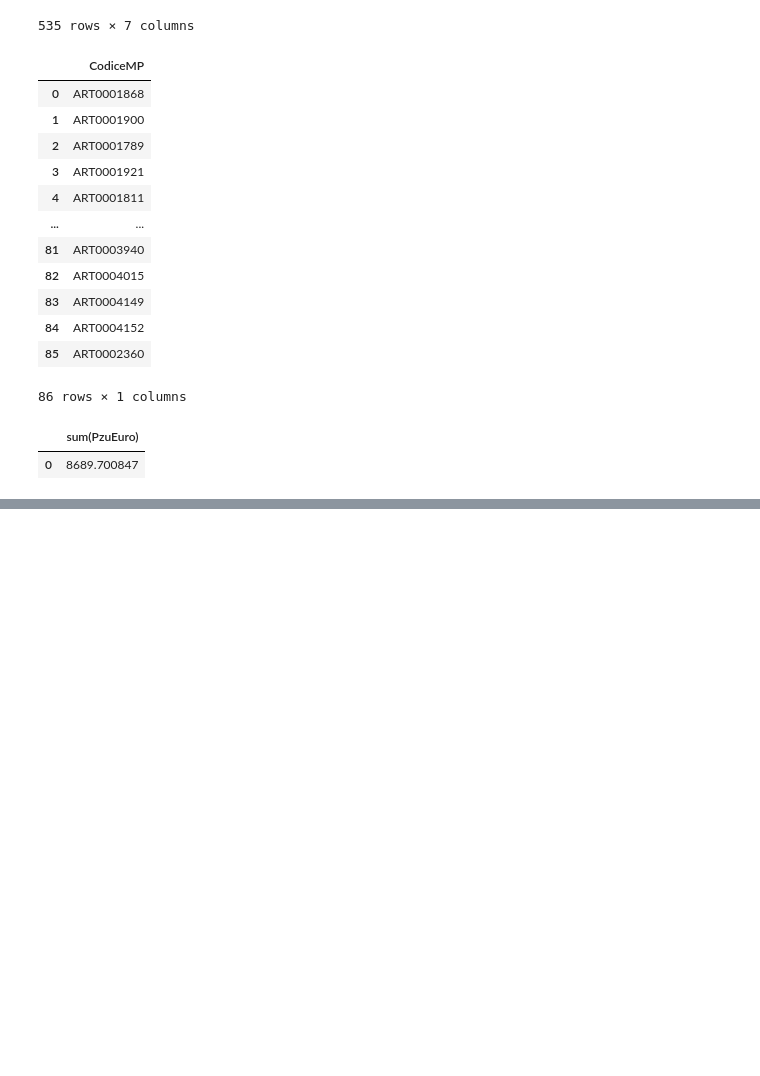
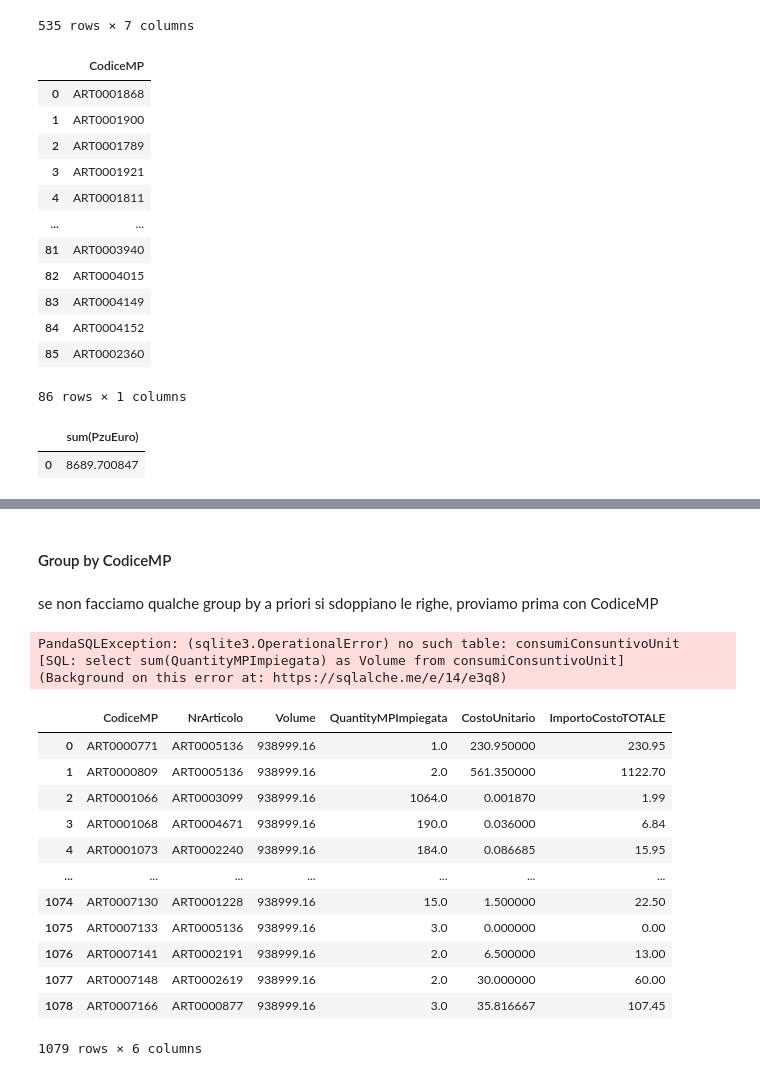
Before and after one commit to VinciGit00/SCGProject, a Jupyter notebook: Datasets/DataElaboration/totalealin.ipynb, the cells around one changed output, grey strips where cells are left out. Saved outputs shown, nothing was run; the diff lists cells and outputs as text; code cells hidden in the pictures; blank space fills up the shorter version.

```diff
--- a/Datasets/DataElaboration/totalealin.ipynb
+++ b/Datasets/DataElaboration/totalealin.ipynb
@@ -662,0 +769,33 @@ sqldf(''' select sum(PzuEuro) from sx''')
+# %% [markdown]
+#### Group by CodiceMP
+# %% [markdown]
+se non facciamo qualche group by a priori si sdoppiano le righe, proviamo prima con CodiceMP
+# %%
+print(sqldf('select sum(QuantityMPImpiegata) as Volume from consumiConsuntivoUnit'))
+print(sqldf('select sum(QuantityMPImpiegata) as Volume from consumiBudgetUnit'))
+# %% [output]
+PandaSQLException: (sqlite3.OperationalError) no such table: consumiConsuntivoUnit
+[SQL: select sum(QuantityMPImpiegata) as Volume from consumiConsuntivoUnit]
+(Background on this error at: https://sqlalche.me/e/14/e3q8)
+# %%
+consumiConsuntivoUnitByMP = sqldf('''select CodiceMP, NrArticolo,938999.16 as Volume, sum(QuantityMPImpiegata) as QuantityMPImpiegata,sum(ImportoCostoTOTALE)/sum(QuantityMPImpiegata) as CostoUnitario , sum(ImportoCostoTOTALE) as ImportoCostoTOTALE
+from consumiConsuntivoUnit
+group by CodiceMP, NrArticolo''')
+ConsumiBudgetUnitByMP = sqldf('''select CodiceMP, NrArticolo,550834.0 as Volume, sum(QuantityMPImpiegata) as QuantityMPImpiegata,sum(ImportoCostoTOTALE)/sum(QuantityMPImpiegata) as CostoUnitario , sum(ImportoCostoTOTALE) as ImportoCostoTOTALE
+from consumiBudgetUnit
+group by CodiceMP, NrArticolo''')
+consumiConsuntivoUnitByMP
+# %% [output]
+|  | CodiceMP | NrArticolo | Volume | QuantityMPImpiegata | CostoUnitario | ImportoCostoTOTALE |
+| 0 | ART0000771 | ART0005136 | 938999.16 | 1.0 | 230.950000 | 230.95 |
+| 1 | ART0000809 | ART0005136 | 938999.16 | 2.0 | 561.350000 | 1122.70 |
+| 2 | ART0001066 | ART0003099 | 938999.16 | 1064.0 | 0.001870 | 1.99 |
+| 3 | ART0001068 | ART0004671 | 938999.16 | 190.0 | 0.036000 | 6.84 |
+| 4 | ART0001073 | ART0002240 | 938999.16 | 184.0 | 0.086685 | 15.95 |
+| ... | ... | ... | ... | ... | ... | ... |
+| 1074 | ART0007130 | ART0001228 | 938999.16 | 15.0 | 1.500000 | 22.50 |
+| 1075 | ART0007133 | ART0005136 | 938999.16 | 3.0 | 0.000000 | 0.00 |
+| 1076 | ART0007141 | ART0002191 | 938999.16 | 2.0 | 6.500000 | 13.00 |
+| 1077 | ART0007148 | ART0002619 | 938999.16 | 2.0 | 30.000000 | 60.00 |
+| 1078 | ART0007166 | ART0000877 | 938999.16 | 3.0 | 35.816667 | 107.45 |
+1079 rows × 6 columns
```
Also changed, not shown: parts of 19 cells of this notebook.
